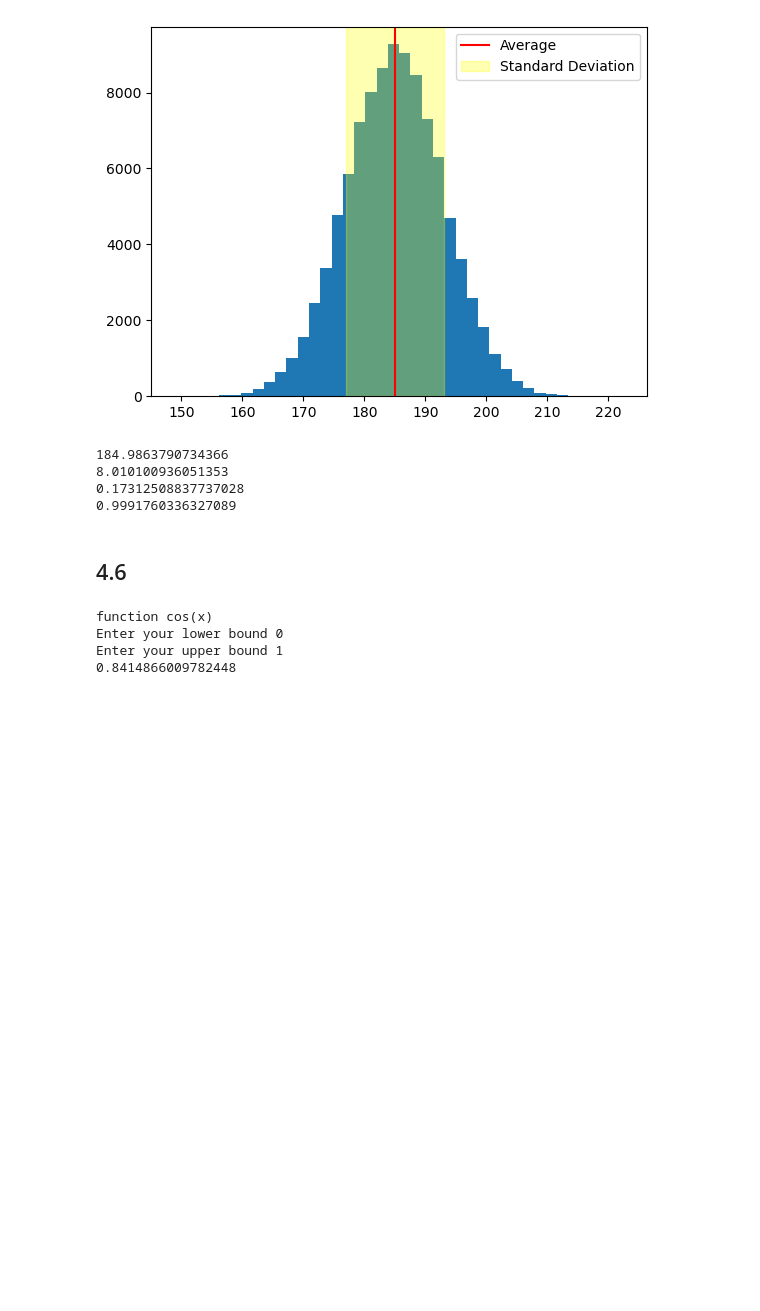
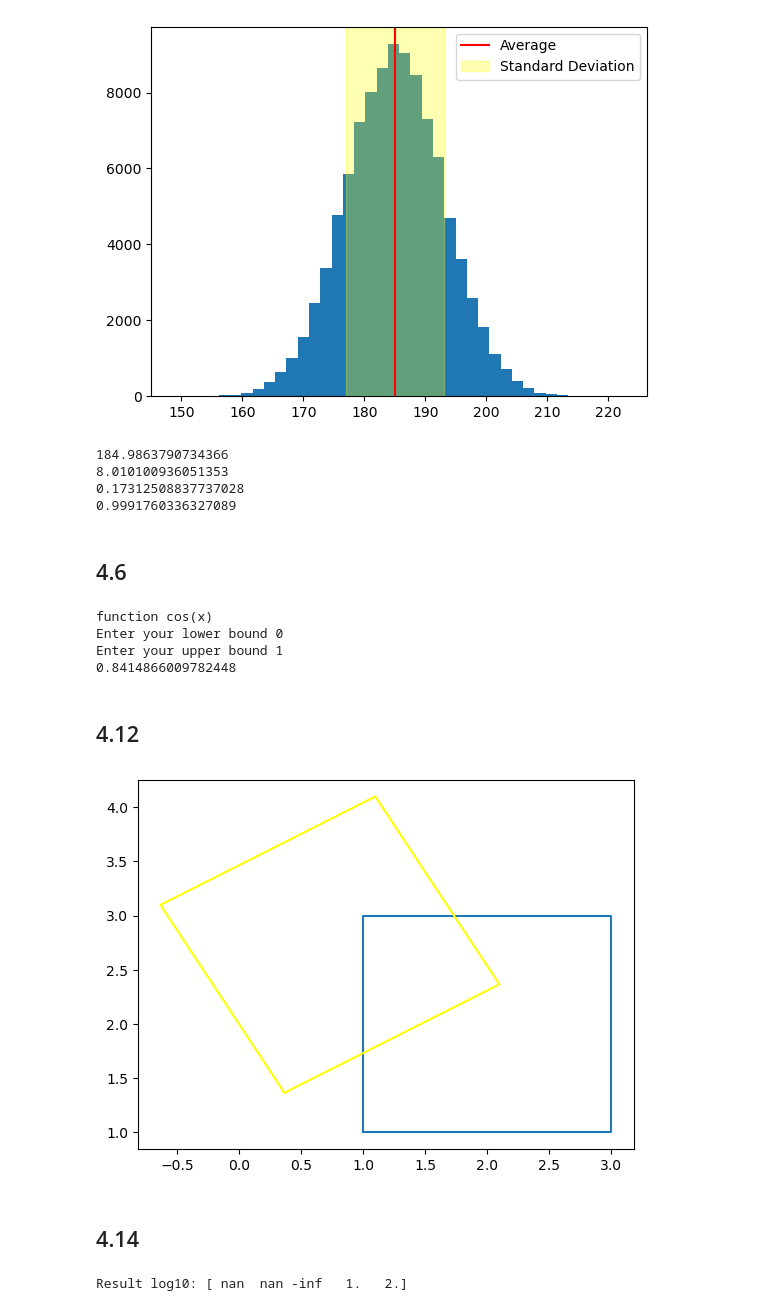
Before and after one commit to bflikkema24/PROGNUM-repo, a Jupyter notebook: Task4/SessionQuiz_week4.ipynb, the cells around one changed output. Cells and saved outputs as stored; diff of their text form; code cells hidden in the pictures; blank space fills up the shorter version.

```diff
--- a/Task4/SessionQuiz_week4.ipynb
+++ b/Task4/SessionQuiz_week4.ipynb
@@ -121,3 +121,39 @@ function cos(x)
 Enter your lower bound 0
 Enter your upper bound 1
 0.8414866009782448
+# %% [markdown]
+## 4.12
+# %%
+import numpy as np
+import math
+from matplotlib import pyplot as plt
+angle_degrees = 30
+theta = math.radians(angle_degrees)
+rotor = math.cos(theta) + 1j*math.sin(theta)
+x = np.array([1,3,3,1,1])
+y = np.array([1,1,3,3,1])
+plt.plot(x, y)
+y_imaginary = np.array([1j,1j,3j,3j,1j])
+z = x + y_imaginary
+zr = rotor * z
+xr = zr.real
+yr = zr.imag
+plt.plot(xr, yr, color = "yellow")
+plt.show()
+# %% [output]
+[figure, added]
+# %% [markdown]
+## 4.14
+# %%
+import numpy as np
+def funcfilter(func, seq):
+    filtered = np.array([])
+    function = func(seq)
+    return function
+
+
+sq = np.array([-100, -10, 0, 10, 100])
+result = funcfilter(np.log10, sq)
+print("Result log10:", result)
+# %% [output]
+Result log10: [ nan  nan -inf   1.   2.]
```
